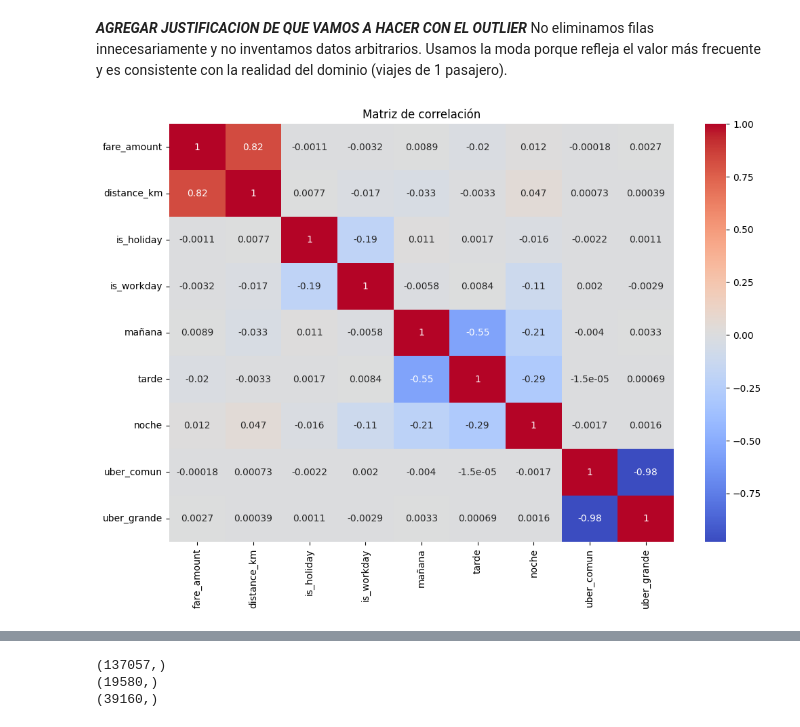
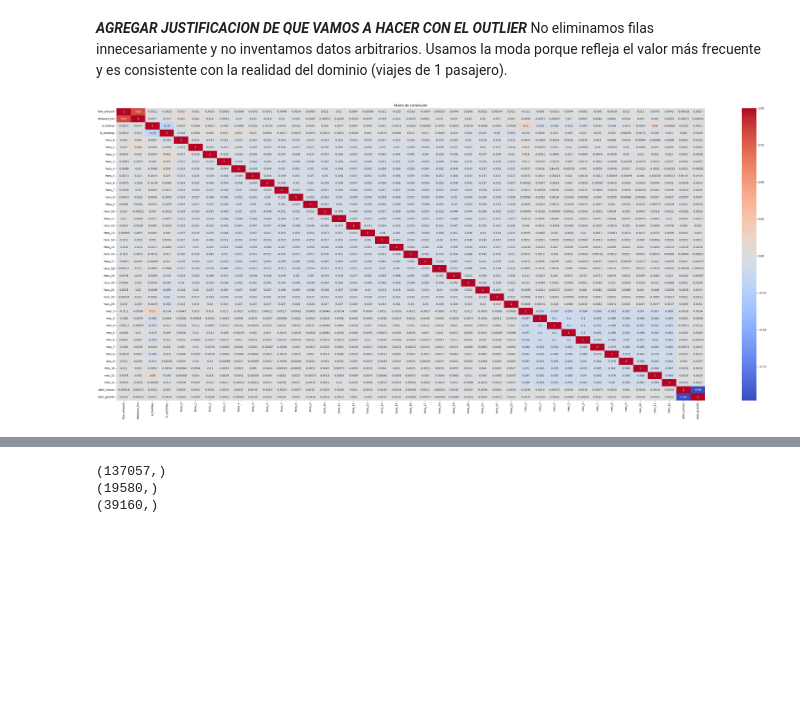
Before and after one commit to Flormezzano/TP-Regresion-AA1-2025C2-Mezzano-Perez-Tapia, a Jupyter notebook: TP-Regresion-AA1-2025C2-Mezzano-Pérez-Tapia.ipynb, the cells around one changed output, grey strips where cells are left out. Cells and saved outputs as stored; diff of their text form; code cells hidden in the pictures; blank space fills up the shorter version.

Commit message:
cambiamos dummies, tratamos outliers

```diff
--- a/TP-Regresion-AA1-2025C2-Mezzano-Pérez-Tapia.ipynb
+++ b/TP-Regresion-AA1-2025C2-Mezzano-Pérez-Tapia.ipynb
@@ -241,21 +244,17 @@ df_filtrado_ny[[ "is_holiday", "is_workday"]].value_counts()
 
 # Extraer hora
 df_filtrado_ny["hora_recogida"] = df_filtrado_ny["pickup_datetime"].dt.hour
+## Extraer mes
+df_filtrado_ny["mes_recogida"] = df_filtrado_ny["pickup_datetime"].dt.month
 
-df_filtrado_ny["mañana"] = (
-    df_filtrado_ny["hora_recogida"].between(6, 11)
-).astype(int)
+##Crear 24 dummies para cada hora del día
+hora_dummies = pd.get_dummies(df_filtrado_ny["hora_recogida"], prefix="hora", dtype=int)
+df_filtrado_ny = pd.concat([df_filtrado_ny, hora_dummies], axis=1)
 
-df_filtrado_ny["tarde"] = (
-    df_filtrado_ny["hora_recogida"].between(12, 19)
-).astype(int)
-
-df_filtrado_ny["noche"] = (
-    df_filtrado_ny["hora_recogida"].between(20, 23)
-).astype(int)
+##Crear dummies para los 12 meses del año
+mes_dummies = pd.get_dummies(df_filtrado_ny["mes_recogida"], prefix="mes", drop_first=True, dtype=int)
+df_filtrado_ny = pd.concat([df_filtrado_ny, mes_dummies], axis=1)
+#pasar a float las variables categóricas
 
 
-
-df_modelo = df_filtrado_ny.drop(columns=["key", "hora_recogida", "pickup_datetime", "date"])
-
-df_modelo["is_holiday"].value_counts()
+df_modelo = df_filtrado_ny.drop(columns=["key", "hora_recogida", "pickup_datetime", "date", "mes_recogida"])
@@ -549,13 +602,13 @@ No eliminamos filas innecesariamente y no inventamos datos arbitrarios. Usamos l
 # %%
 # Supongamos que tus features están en un DataFrame "df"
 corr = df_modelo.corr()
 
-plt.figure(figsize=(12,8))
+plt.figure(figsize=(50,20))
 sns.heatmap(corr, annot=True, cmap="coolwarm")
 plt.title("Matriz de correlación")
 plt.show()
 # %% [output]
-[figure, old version]
+[figure, new version]
 # %%
 ##histograma de fare_amount
 plt.figure(figsize=(6,4))
```
Also changed, not shown: parts of 59 cells of this notebook.
